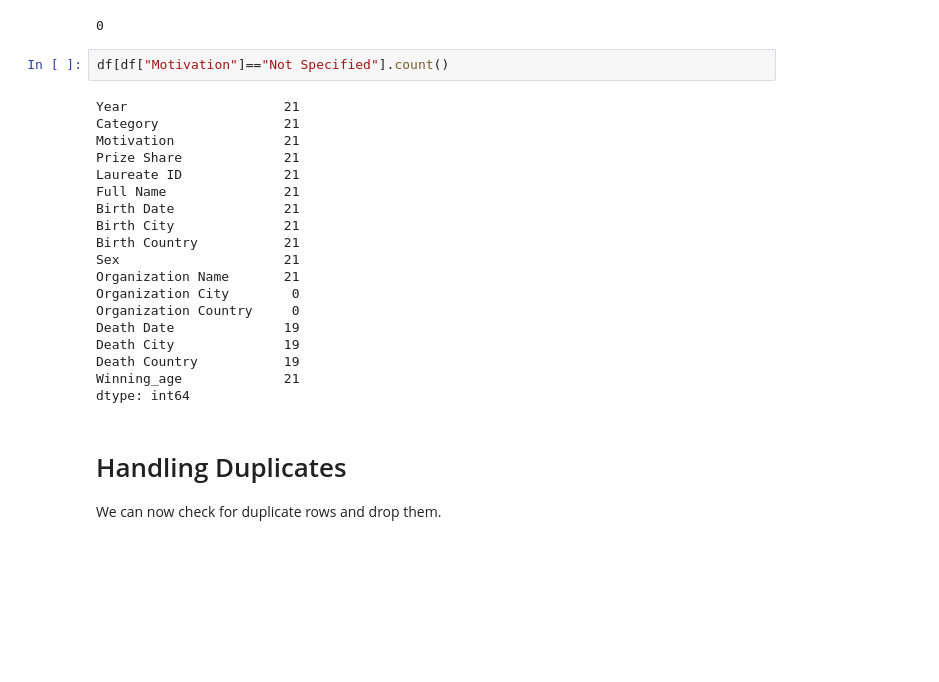
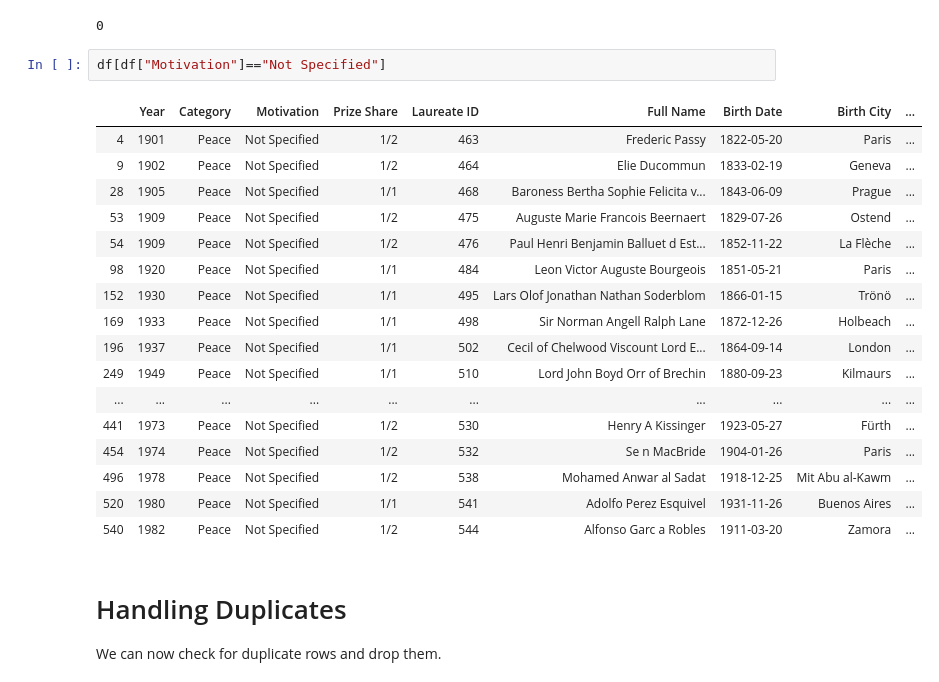
Before and after one commit to marwagaser/DataEngineering, a Jupyter notebook: Data Cleaning - Milestone 1.ipynb, the cells around one changed output. Saved outputs shown, nothing was run; the diff lists cells and outputs as text; blank space fills up the shorter version.

```diff
--- a/Data Cleaning - Milestone 1.ipynb
+++ b/Data Cleaning - Milestone 1.ipynb
@@ -783,26 +783,25 @@ print(df_noData)
 # %% [output]
 0
 # %%
-df[df["Motivation"]=="Not Specified"].count()
+df[df["Motivation"]=="Not Specified"]
 # %% [output]
-Year                    21
-Category                21
-Motivation              21
-Prize Share             21
-Laureate ID             21
-Full Name               21
-Birth Date              21
-Birth City              21
-Birth Country           21
-Sex                     21
-Organization Name       21
-Organization City        0
-Organization Country     0
-Death Date              19
-Death City              19
-Death Country           19
-Winning_age             21
-dtype: int64
+|  | Year | Category | Motivation | Prize Share | Laureate ID | Full Name | Birth Date | Birth City | ... |
+| 4 | 1901 | Peace | Not Specified | 1/2 | 463 | Frederic Passy | 1822-05-20 | Paris | ... |
+| 9 | 1902 | Peace | Not Specified | 1/2 | 464 | Elie Ducommun | 1833-02-19 | Geneva | ... |
+| 28 | 1905 | Peace | Not Specified | 1/1 | 468 | Baroness Bertha Sophie Felicita v... | 1843-06-09 | Prague | ... |
+| 53 | 1909 | Peace | Not Specified | 1/2 | 475 | Auguste Marie Francois Beernaert | 1829-07-26 | Ostend | ... |
+| 54 | 1909 | Peace | Not Specified | 1/2 | 476 | Paul Henri Benjamin Balluet d Est... | 1852-11-22 | La Flèche | ... |
+| 98 | 1920 | Peace | Not Specified | 1/1 | 484 | Leon Victor Auguste Bourgeois | 1851-05-21 | Paris | ... |
+| 152 | 1930 | Peace | Not Specified | 1/1 | 495 | Lars Olof Jonathan Nathan Soderblom | 1866-01-15 | Trönö | ... |
+| 169 | 1933 | Peace | Not Specified | 1/1 | 498 | Sir Norman Angell Ralph Lane | 1872-12-26 | Holbeach | ... |
+| 196 | 1937 | Peace | Not Specified | 1/1 | 502 | Cecil of Chelwood Viscount Lord E... | 1864-09-14 | London | ... |
+| 249 | 1949 | Peace | Not Specified | 1/1 | 510 | Lord John Boyd Orr of Brechin | 1880-09-23 | Kilmaurs | ... |
+| ... | ... | ... | ... | ... | ... | ... | ... | ... | ... |
+| 441 | 1973 | Peace | Not Specified | 1/2 | 530 | Henry A Kissinger | 1923-05-27 | Fürth | ... |
+| 454 | 1974 | Peace | Not Specified | 1/2 | 532 | Se n MacBride | 1904-01-26 | Paris | ... |
+| 496 | 1978 | Peace | Not Specified | 1/2 | 538 | Mohamed Anwar al Sadat | 1918-12-25 | Mit Abu al-Kawm | ... |
+| 520 | 1980 | Peace | Not Specified | 1/1 | 541 | Adolfo Perez Esquivel | 1931-11-26 | Buenos Aires | ... |
+| 540 | 1982 | Peace | Not Specified | 1/2 | 544 | Alfonso Garc a Robles | 1911-03-20 | Zamora | ... |
 # %% [markdown]
 <h1>Handling Duplicates</h1>
 We can now check for duplicate rows and drop them.
```
